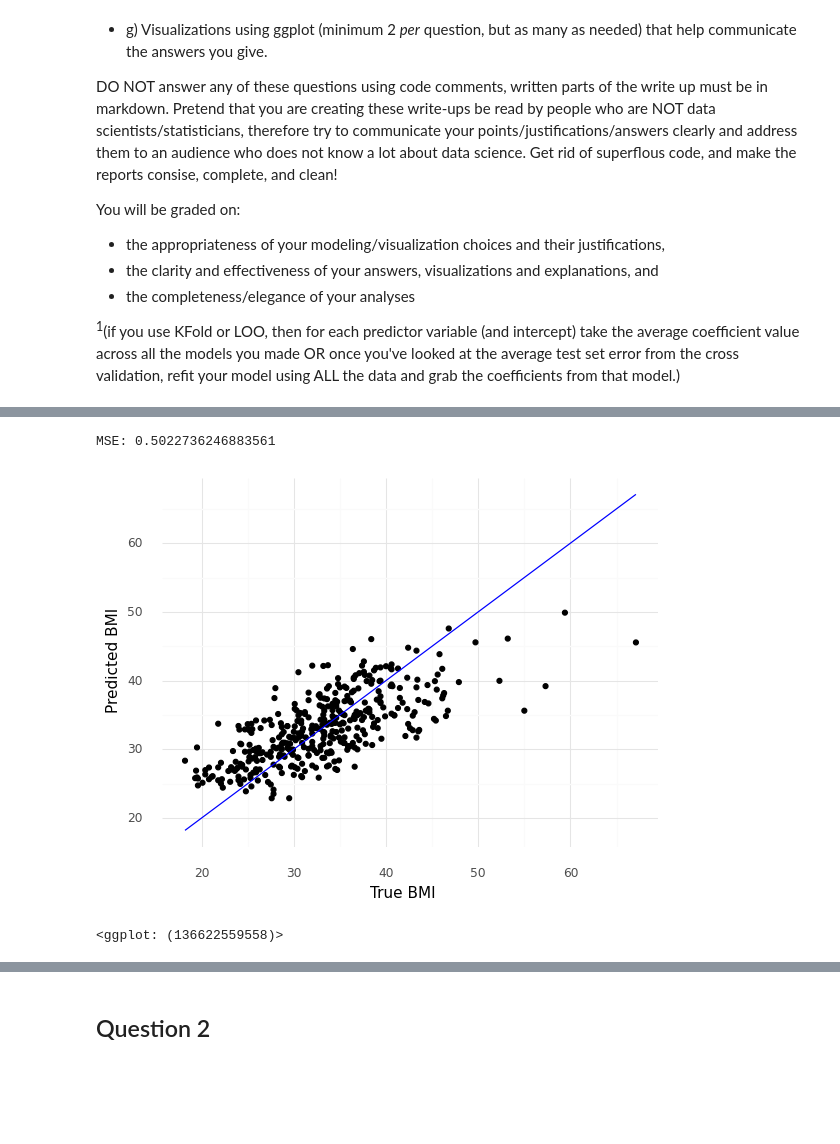
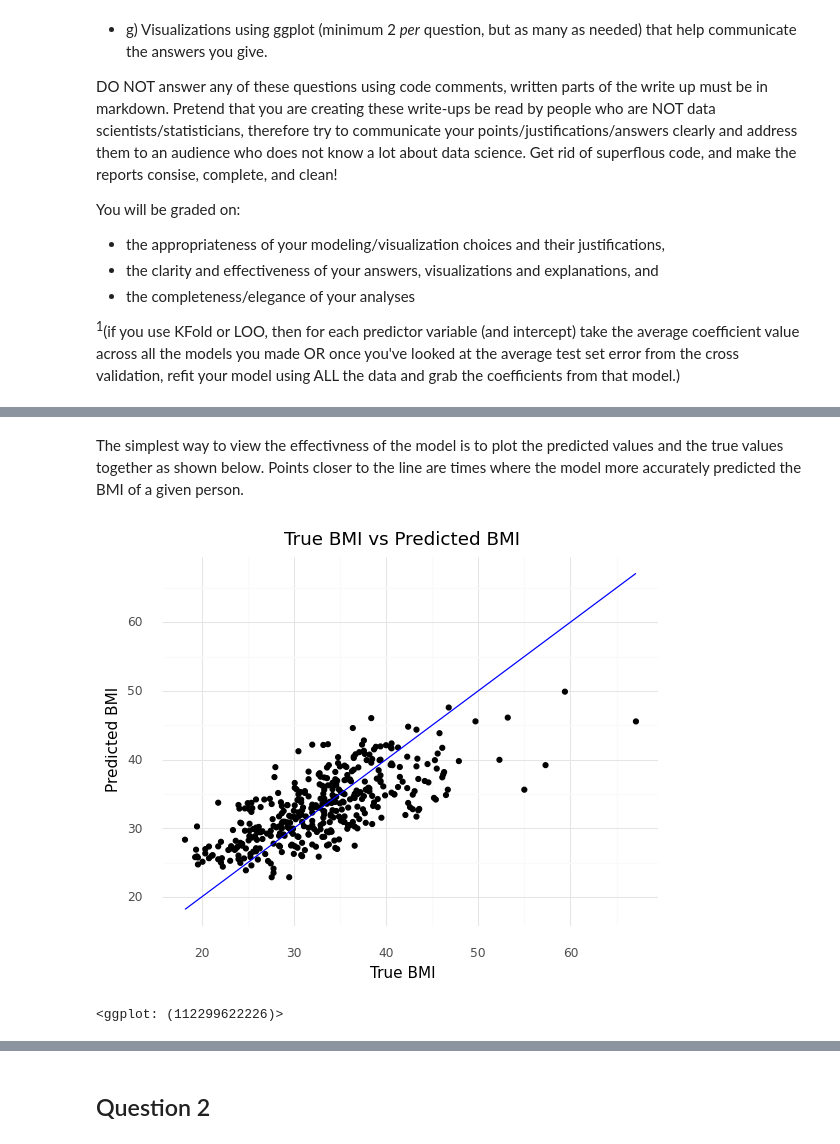
Before and after one commit to danshaub/CPSC392ParlettPelleriti, a Jupyter notebook: ProjectsAndExams/Project1/Project1.ipynb, the cells around one changed output, grey strips where cells are left out. Drawn from its saved outputs; the diff is of its cells as text; code cells hidden in the pictures; blank space fills up the shorter version.

```diff
--- a/ProjectsAndExams/Project1/Project1.ipynb
+++ b/ProjectsAndExams/Project1/Project1.ipynb
@@ -186,16 +190,18 @@ linReg.coef_ = np.array([[coefs['Pregnancies'].mean(),
+# %% [markdown]
+The simplest way to view the effectivness of the model is to plot the predicted values and the true values together as shown below. Points closer to the line are times where the model more accurately predicted the BMI of a given person.
 # %%
+# Test effectiveness of model and plot errors
+
 y1_pred = linReg.predict(x1)
 
-testDf = pd.DataFrame({"True" : y1['BMI'], "Pred" : y1_pred[:,0]})
-
-print("MSE: " +  str(linReg.score(x1, y1)))
+testDf = pd.DataFrame({"True" : y1['BMI'], "Pred" : y1_pred[:,0], "Residuals" : (y1['BMI'] - y1_pred[:,0])})
 
 (ggplot(testDf, aes(x = "True", y = "Pred")) +
  geom_point() +
  geom_line(aes(x = "True", y = "True"), color="blue") +
  labs(x = "True BMI", y = "Predicted BMI") +
+ ggtitle("True BMI vs Predicted BMI") +
  theme_minimal())
 # %% [output]
+[figure, new version]
-MSE: 0.5022736246883561
+<ggplot: (112299622226)>
-[figure, old version]
-<ggplot: (136622559558)>
```
Also changed, not shown: parts of 57 cells of this notebook, 4 other files.
